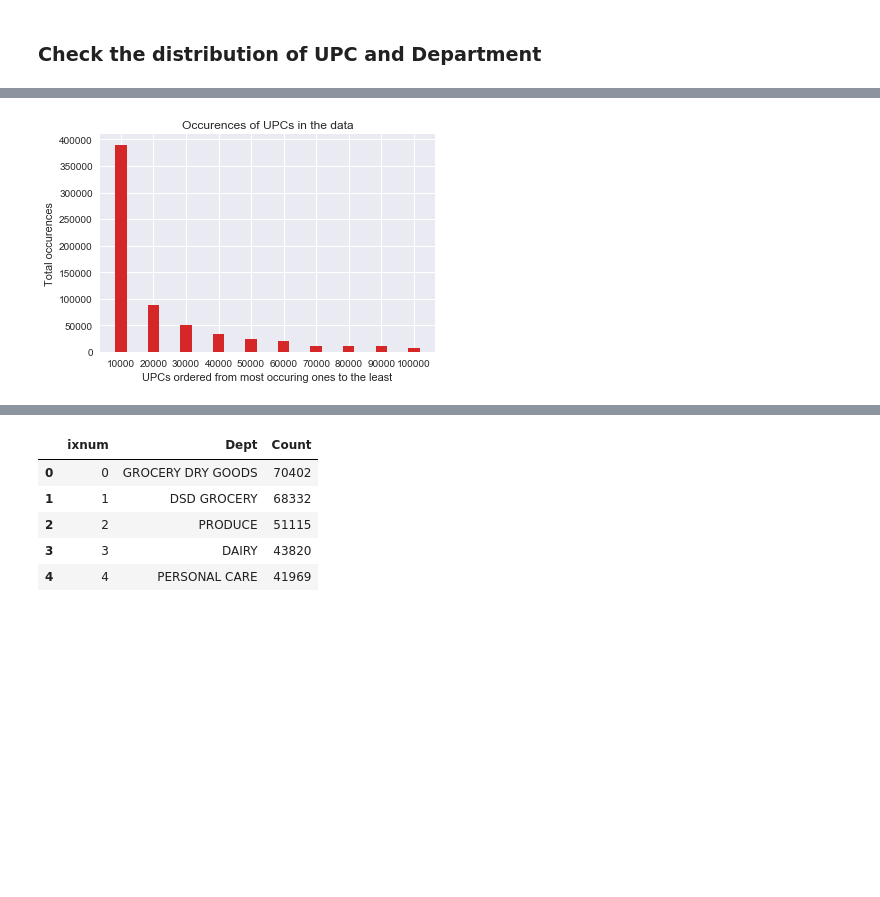
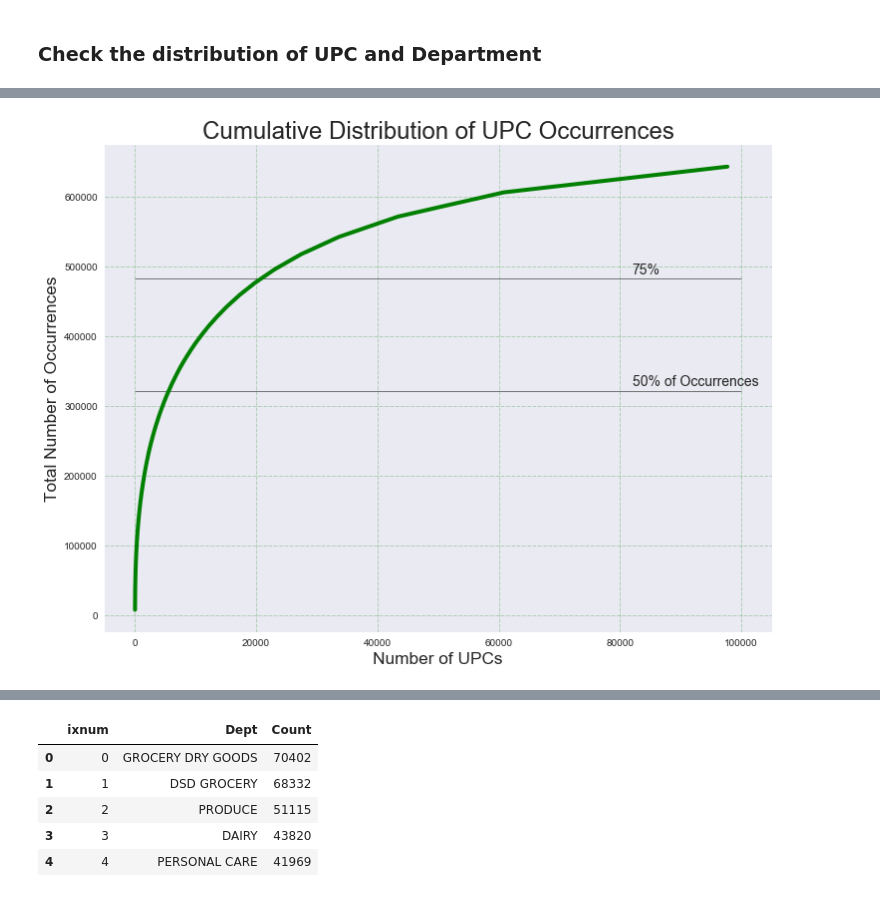
Before and after one commit to rajeshdsar/Walmart-Kaggle-Comp-Repo, a Jupyter notebook: WalMart_Capstone_1.ipynb, the cells around one changed output, grey strips where cells are left out. Saved outputs shown, nothing was run; the diff lists cells and outputs as text; code cells hidden in the pictures; blank space fills up the shorter version.

```diff
--- a/WalMart_Capstone_1.ipynb
+++ b/WalMart_Capstone_1.ipynb
@@ -173,15 +243,17 @@ upc_counts.columns=['ixnum','Upc','Counts']
-# %%
-upc_counts=upc_counts.reset_index()#.groupby(upc_counts.index//1000*1000).sum()
+# %%
+f,ax=plt.subplots(figsize=(12,9))
+plt.plot(upc_counts.Counts.cumsum(),linewidth=4,color='g')#
+plt.grid(True, 'major','y', ls='-.', lw=.5, c='g', alpha=.5)
+plt.grid(True, 'major','x', ls='-.', lw=.5, c='g', alpha=.5)
+plt.ylabel('Total Number of Occurrences',fontsize='x-large')
+plt.xlabel('Number of UPCs',fontsize='x-large')
+plt.hlines(upc_counts.Counts.sum()/2,0,100000,linewidth=0.5)
+plt.text(82000,330000,'50% of Occurrences',fontsize=14)
+plt.hlines(upc_counts.Counts.sum()*0.75,0,100000,linewidth=0.5)
+plt.text(82000,490000,'75%',fontsize=14)
+plt.title('Cumulative Distribution of UPC Occurrences',fontsize=24)
+plt.show()
+# %% [output]
+[figure, added]
 # %%
 upc_occ_sr=upc_counts[['Counts']].groupby((upc_counts.ixnum+10000)//10000*10000).sum()
-# %%
-width=0.35
-ind=np.arange(10)
-plt.bar(ind, upc_occ_sr.values,width,color='#d62728')
-plt.ylabel('Total occurences')
-plt.xlabel('UPCs ordered from most occuring ones to the least')
-plt.xticks(ind,np.arange(10000,110000,10000))
-plt.title('Occurences of UPCs in the data')
-plt.show()
-# %% [output]
-[figure, removed]
```
Also changed, not shown: parts of 48 cells of this notebook.
